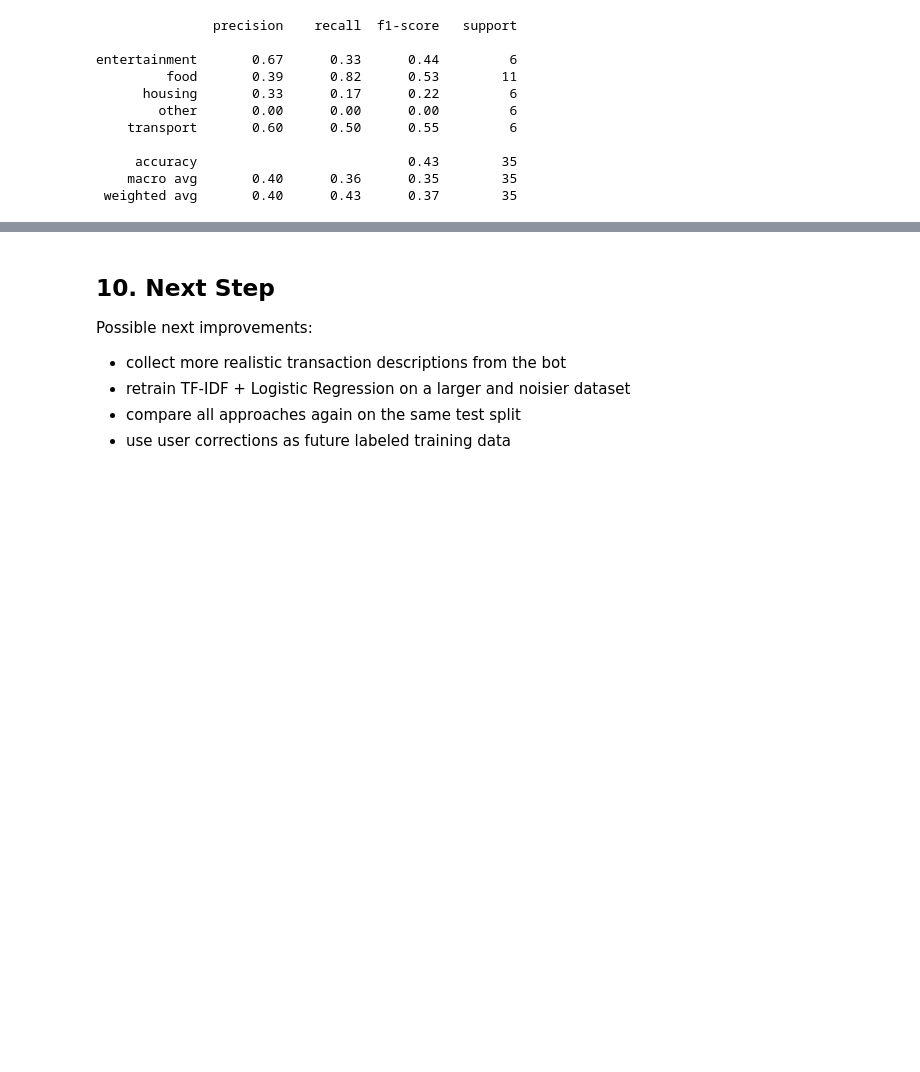
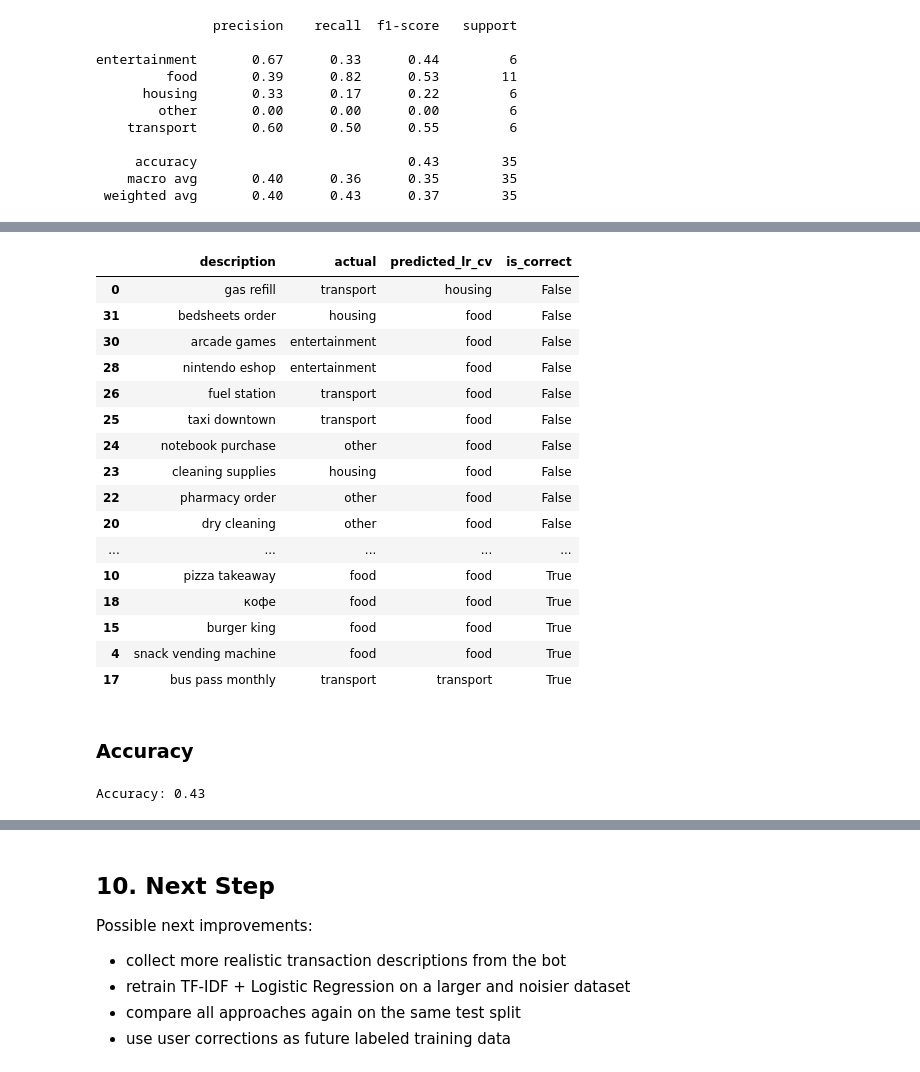
Before and after one commit to Astronom2617/moneylytics-telegram-bot, a Jupyter notebook: moneylytics_baseline_experiment.ipynb, the cells around one changed output, grey strips where cells are left out. Saved outputs shown, nothing was run; the diff lists cells and outputs as text; code cells hidden in the pictures; blank space fills up the shorter version.

```diff
--- a/moneylytics_baseline_experiment.ipynb
+++ b/moneylytics_baseline_experiment.ipynb
@@ -475,0 +506,43 @@ A likely reason is that the expense descriptions are still highly structured and
+# %%
+lr_model_cv = LogisticRegression()
+lr_model_cv.fit(cv_X_train, y_train)
+
+y_pred_lr_cv = lr_model_cv.predict(cv_X_test)
+
+lr_comparison_cv = pd.DataFrame({
+    'description': X_test.values,
+    'actual': y_test.values,
+    'predicted_lr_cv': y_pred_lr_cv
+})
+
+lr_comparison_cv['is_correct'] = lr_comparison_cv['actual'] == lr_comparison_cv['predicted_lr_cv']
+
+lr_comparison_cv = lr_comparison_cv.sort_values(by='is_correct')
+
+lr_comparison_cv
+# %% [output]
+|  | description | actual | predicted_lr_cv | is_correct |
+| 0 | gas refill | transport | housing | False |
+| 31 | bedsheets order | housing | food | False |
+| 30 | arcade games | entertainment | food | False |
+| 28 | nintendo eshop | entertainment | food | False |
+| 26 | fuel station | transport | food | False |
+| 25 | taxi downtown | transport | food | False |
+| 24 | notebook purchase | other | food | False |
+| 23 | cleaning supplies | housing | food | False |
+| 22 | pharmacy order | other | food | False |
+| 20 | dry cleaning | other | food | False |
+| ... | ... | ... | ... | ... |
+| 10 | pizza takeaway | food | food | True |
+| 18 | кофе | food | food | True |
+| 15 | burger king | food | food | True |
+| 4 | snack vending machine | food | food | True |
+| 17 | bus pass monthly | transport | transport | True |
+# %% [markdown]
+### Accuracy
+# %%
+# 1. Calculate Accuracy
+accuracy_lr_cv = accuracy_score(y_test, y_pred_lr_cv)
+print(f"Accuracy: {accuracy_lr_cv:.2f}")
+# %% [output]
+Accuracy: 0.43
```
Also changed, not shown: parts of 11 cells of this notebook.
